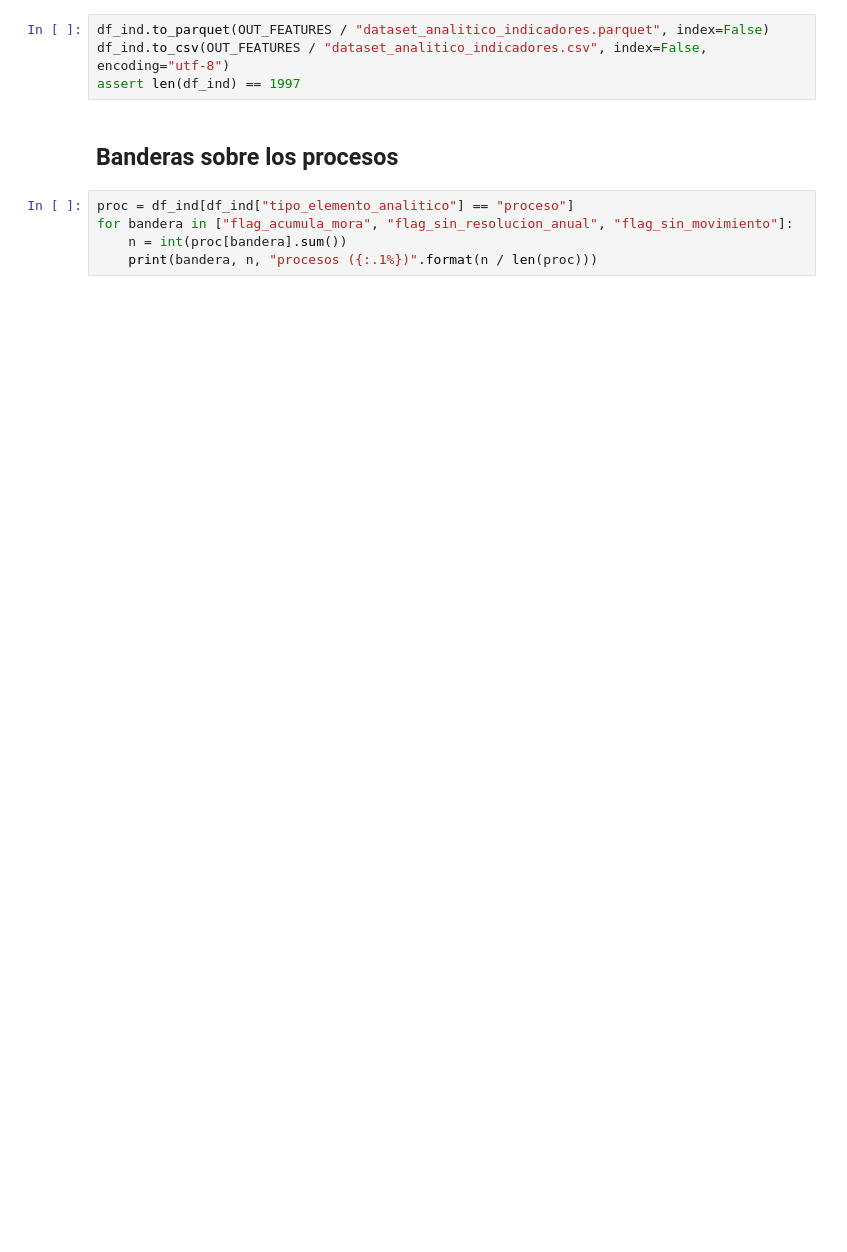
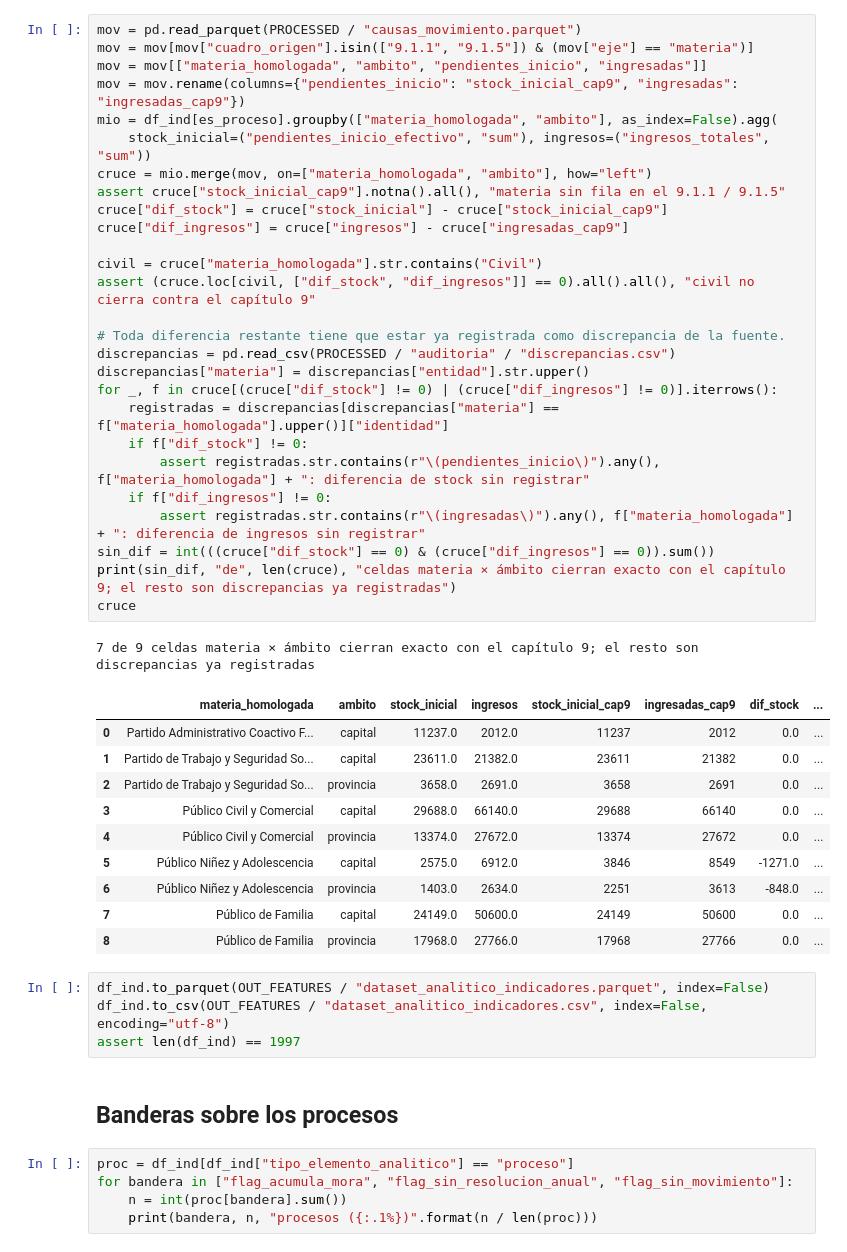
Before and after one commit to krilinxito/congestion-judicial-bolivia, a Jupyter notebook: notebooks/10_indicadores_congestion.ipynb, the cells around one changed output. Saved outputs shown, nothing was run; the diff lists cells and outputs as text; blank space fills up the shorter version.

```diff
--- a/notebooks/10_indicadores_congestion.ipynb
+++ b/notebooks/10_indicadores_congestion.ipynb
@@ -41,3 +58,42 @@ identidad OK en procesos; filas penales que no la cierran: 89
+# %%
+mov = pd.read_parquet(PROCESSED / "causas_movimiento.parquet")
+mov = mov[mov["cuadro_origen"].isin(["9.1.1", "9.1.5"]) & (mov["eje"] == "materia")]
+mov = mov[["materia_homologada", "ambito", "pendientes_inicio", "ingresadas"]]
+mov = mov.rename(columns={"pendientes_inicio": "stock_inicial_cap9", "ingresadas": "ingresadas_cap9"})
+mio = df_ind[es_proceso].groupby(["materia_homologada", "ambito"], as_index=False).agg(
+    stock_inicial=("pendientes_inicio_efectivo", "sum"), ingresos=("ingresos_totales", "sum"))
+cruce = mio.merge(mov, on=["materia_homologada", "ambito"], how="left")
+assert cruce["stock_inicial_cap9"].notna().all(), "materia sin fila en el 9.1.1 / 9.1.5"
+cruce["dif_stock"] = cruce["stock_inicial"] - cruce["stock_inicial_cap9"]
+cruce["dif_ingresos"] = cruce["ingresos"] - cruce["ingresadas_cap9"]
+
+civil = cruce["materia_homologada"].str.contains("Civil")
+assert (cruce.loc[civil, ["dif_stock", "dif_ingresos"]] == 0).all().all(), "civil no cierra contra el capítulo 9"
+
+# Toda diferencia restante tiene que estar ya registrada como discrepancia de la fuente.
+discrepancias = pd.read_csv(PROCESSED / "auditoria" / "discrepancias.csv")
+discrepancias["materia"] = discrepancias["entidad"].str.upper()
+for _, f in cruce[(cruce["dif_stock"] != 0) | (cruce["dif_ingresos"] != 0)].iterrows():
+    registradas = discrepancias[discrepancias["materia"] == f["materia_homologada"].upper()]["identidad"]
+    if f["dif_stock"] != 0:
+        assert registradas.str.contains(r"\(pendientes_inicio\)").any(), f["materia_homologada"] + ": diferencia de stock sin registrar"
+    if f["dif_ingresos"] != 0:
+        assert registradas.str.contains(r"\(ingresadas\)").any(), f["materia_homologada"] + ": diferencia de ingresos sin registrar"
+sin_dif = int(((cruce["dif_stock"] == 0) & (cruce["dif_ingresos"] == 0)).sum())
+print(sin_dif, "de", len(cruce), "celdas materia × ámbito cierran exacto con el capítulo 9; el resto son discrepancias ya registradas")
+cruce
+# %% [output]
+7 de 9 celdas materia × ámbito cierran exacto con el capítulo 9; el resto son discrepancias ya registradas
+|  | materia_homologada | ambito | stock_inicial | ingresos | stock_inicial_cap9 | ingresadas_cap9 | dif_stock | ... |
+| 0 | Partido Administrativo Coactivo F... | capital | 11237.0 | 2012.0 | 11237 | 2012 | 0.0 | ... |
+| 1 | Partido de Trabajo y Seguridad So... | capital | 23611.0 | 21382.0 | 23611 | 21382 | 0.0 | ... |
+| 2 | Partido de Trabajo y Seguridad So... | provincia | 3658.0 | 2691.0 | 3658 | 2691 | 0.0 | ... |
+| 3 | Público Civil y Comercial | capital | 29688.0 | 66140.0 | 29688 | 66140 | 0.0 | ... |
+| 4 | Público Civil y Comercial | provincia | 13374.0 | 27672.0 | 13374 | 27672 | 0.0 | ... |
+| 5 | Público Niñez y Adolescencia | capital | 2575.0 | 6912.0 | 3846 | 8549 | -1271.0 | ... |
+| 6 | Público Niñez y Adolescencia | provincia | 1403.0 | 2634.0 | 2251 | 3613 | -848.0 | ... |
+| 7 | Público de Familia | capital | 24149.0 | 50600.0 | 24149 | 50600 | 0.0 | ... |
+| 8 | Público de Familia | provincia | 17968.0 | 27766.0 | 17968 | 27766 | 0.0 | ... |
 # %%
 df_ind.to_parquet(OUT_FEATURES / "dataset_analitico_indicadores.parquet", index=False)
 df_ind.to_csv(OUT_FEATURES / "dataset_analitico_indicadores.csv", index=False, encoding="utf-8")
```
Also changed, not shown: parts of 11 cells of this notebook, 14 other files.
